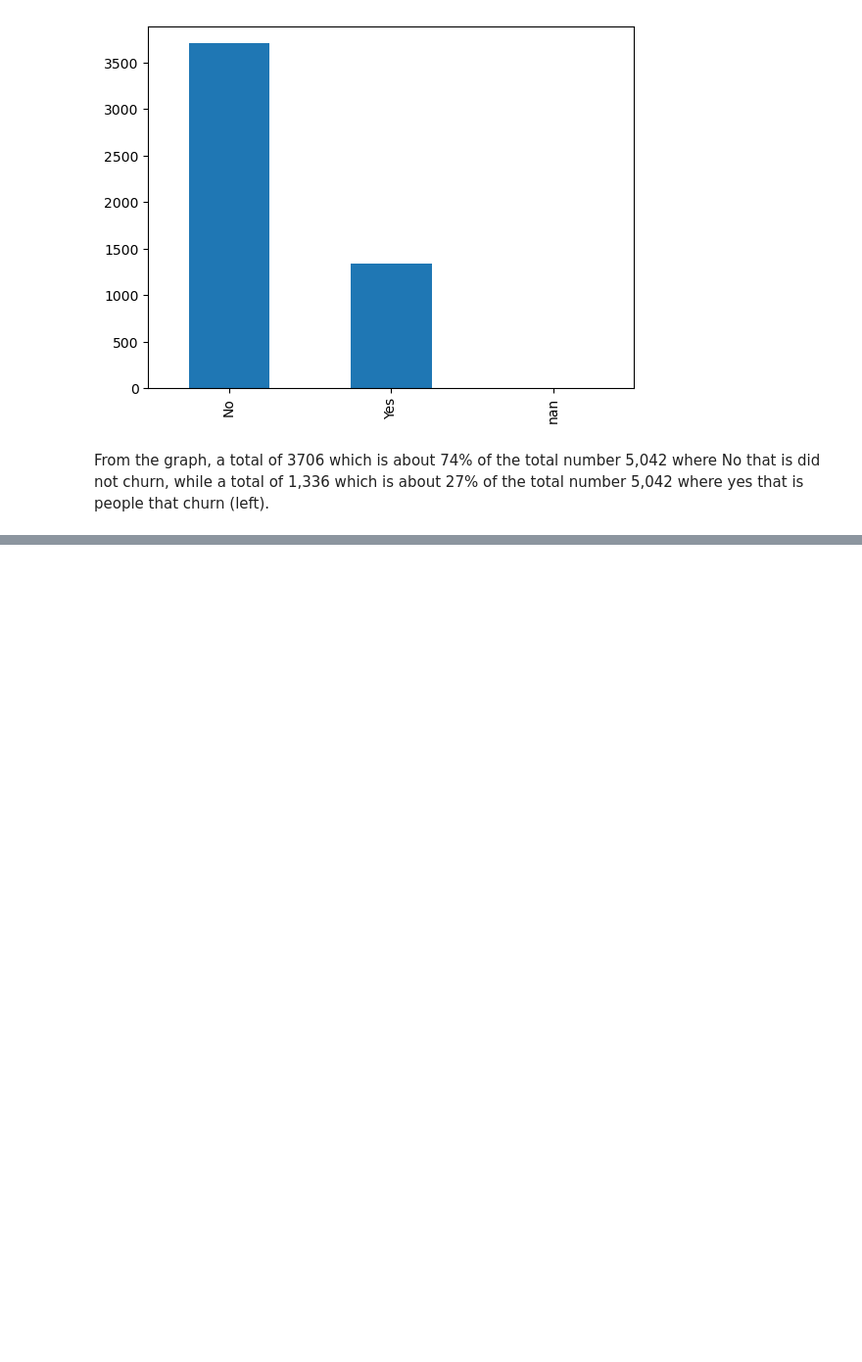
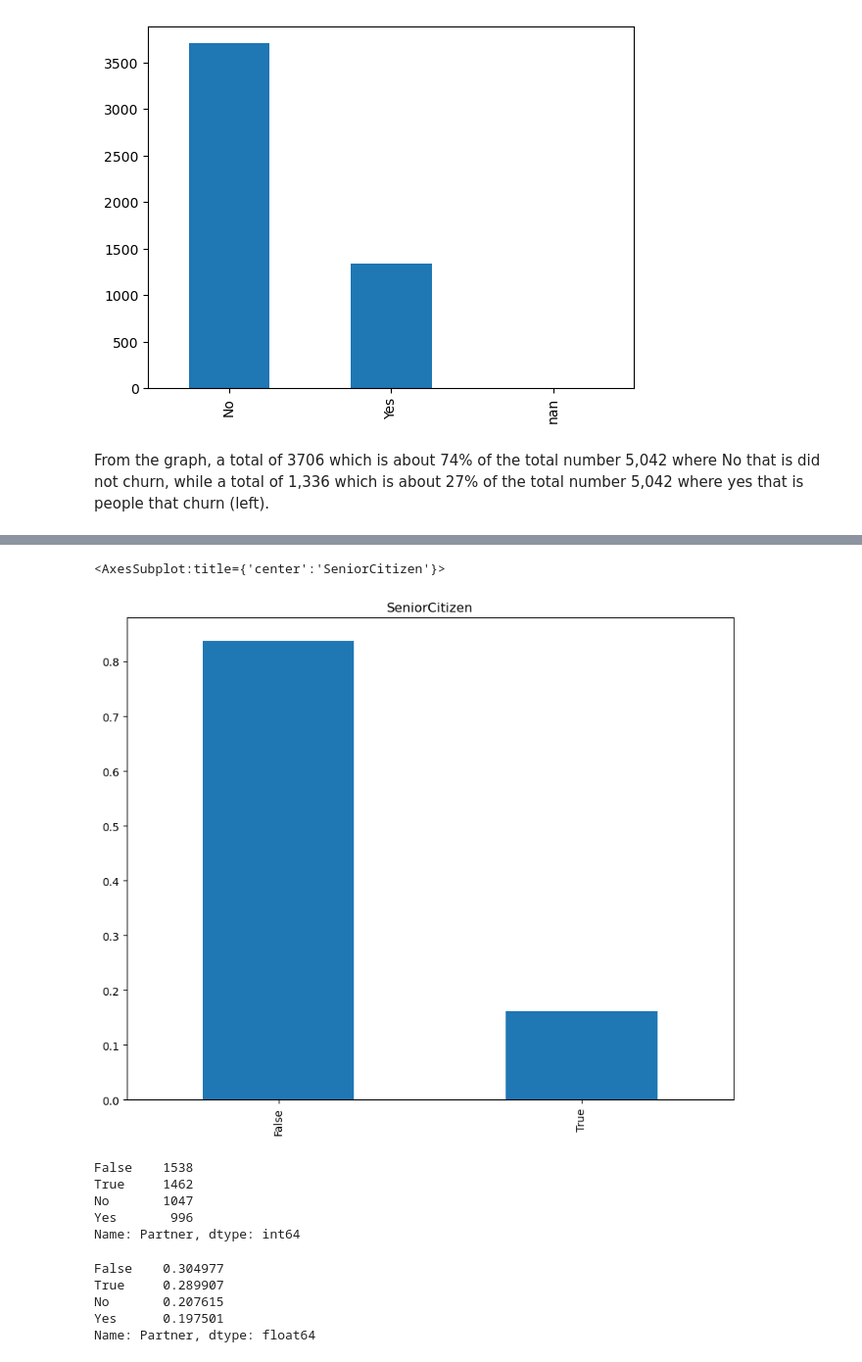
Before and after one commit to Christian-Iyke/Customer_Churn_Classification_Project, a Jupyter notebook: CUSTOMER_CHURN_PROJECT.ipynb, the cells around one changed output, grey strips where cells are left out. Shown at 98% size. Cells and saved outputs as stored; diff of their text form; code cells hidden in the pictures; blank space fills up the shorter version.

```diff
--- a/CUSTOMER_CHURN_PROJECT.ipynb
+++ b/CUSTOMER_CHURN_PROJECT.ipynb
@@ -442,0 +467,21 @@ From the graph, a total of 3706 which is about 74% of the total number 5,042 whe
+# %%
+train['SeniorCitizen'].value_counts(normalize = True).plot.bar(figsize =(10,8), title = 'SeniorCitizen')
+# %% [output]
+<AxesSubplot:title={'center':'SeniorCitizen'}>
+[figure, added]
+# %%
+train['Partner'].value_counts()
+# %% [output]
+False    1538
+True     1462
+No       1047
+Yes       996
+Name: Partner, dtype: int64
+# %%
+train['Partner'].value_counts(normalize = True)
+# %% [output]
+False    0.304977
+True     0.289907
+No       0.207615
+Yes      0.197501
+Name: Partner, dtype: float64
```
Also changed, not shown: parts of 13 cells of this notebook.
